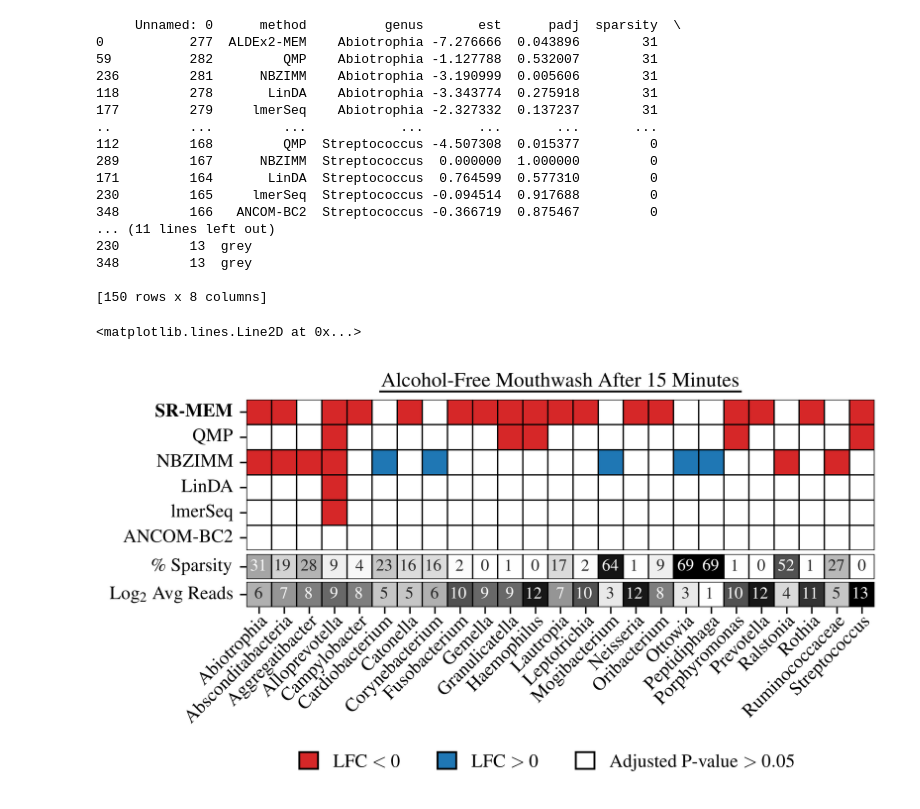
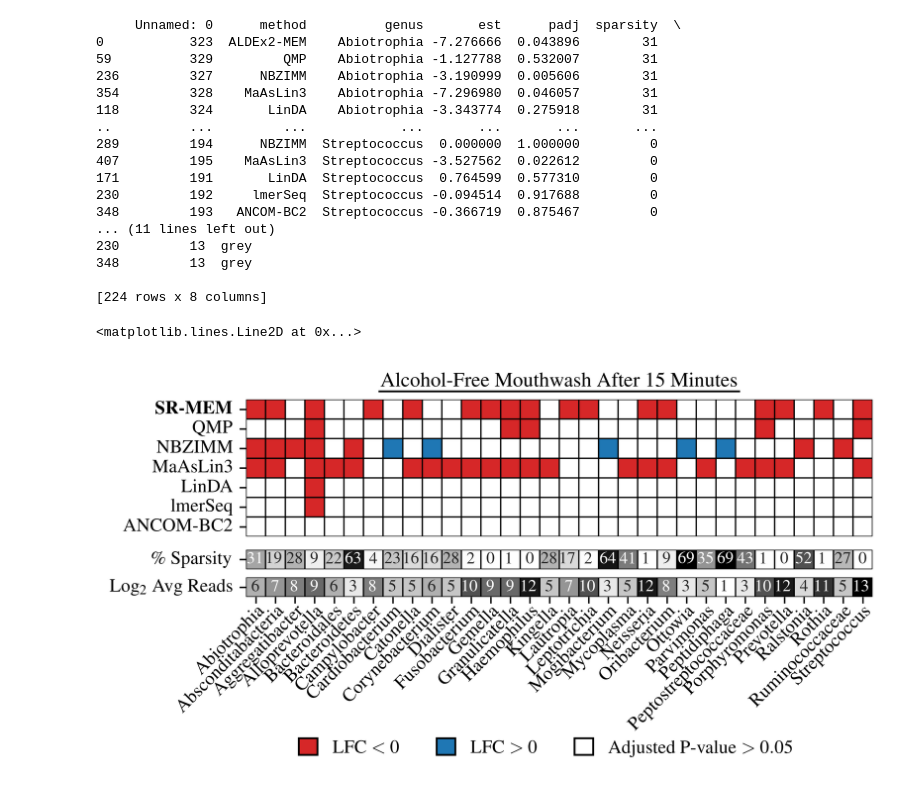
Before and after one commit to Silverman-Lab/SR-MEM, a Jupyter notebook: code/figure_2/code/Fig2.ipynb, the cells around one changed output. Saved outputs shown, nothing was run; the diff lists cells and outputs as text; code cells hidden in the pictures.

```diff
--- a/code/figure_2/code/Fig2.ipynb
+++ b/code/figure_2/code/Fig2.ipynb
@@ -11,7 +11,7 @@ from matplotlib.lines import Line2D
 import scipy
 import scipy.stats as st
 # %%
-category_order = ["ALDEx2-MEM", "QMP", "NBZIMM", "LinDA", "lmerSeq", "ANCOM-BC2"]
+category_order = ["ALDEx2-MEM", "QMP", "NBZIMM", "MaAsLin3", "LinDA", "lmerSeq", "ANCOM-BC2"]
 
 alcohol_free_base = pd.read_csv("../results/treatalcoholfree_mouthwash_timec15min_later.csv").reset_index(drop=True)
 alcohol_free_base["genus"] = alcohol_free_base['genus'].str.strip('g_').str.replace("_", "")
@@ -105,46 +105,46 @@ ax2.set_ylabel('')
 log2_mean = alcohol_free.loc[alcohol_free["method"]=="ALDEx2-MEM", "log2_mean"].to_frame().T
 log2_mean.columns = alcohol_free.loc[alcohol_free["method"]=="ALDEx2-MEM", "genus"]
 sns.heatmap(
     data=log2_mean,
     annot=True, fmt="",
     yticklabels=True,
     xticklabels=True,
     cmap=log2_colors, cbar=False,
     linecolor="black",
     linewidths=0.5,
     ax=ax3, square=square,
     annot_kws={'size': fontsize-2})
 ax3.set_yticklabels(["Log$_2$ Avg Reads"], rotation=0, fontsize=fontsize-1)
 ax3.set_xticklabels(ax3.get_xticklabels(), rotation=45, ha='right', va='top',
                     fontsize=fontsize-1, rotation_mode="anchor")
 ax3.tick_params(axis='x', which='major', pad=-0.5)
 ax3.set_xlabel('')
 ax3.set_ylabel('')
 
 legend_elements = [Patch(facecolor='#d62728', edgecolor='black', label='LFC $< 0$'),
                    Patch(facecolor='#1f77b4', edgecolor='black', label='LFC $> 0$'),
                    Patch(facecolor='white',   edgecolor='black', label='Adjusted P-value $> 0.05$')]
-ax3.legend(bbox_to_anchor=(0.9, -5.1), handles=legend_elements, frameon=False, ncol=3, fontsize=fontsize-1, handlelength=1, handleheight=1)
-fig.add_artist(plt.Line2D([0.29, 0.735], [0.632, 0.632], color='black', linewidth=1))
+ax3.legend(bbox_to_anchor=(0.9, -6.35), handles=legend_elements, frameon=False, ncol=3, fontsize=fontsize-1, handlelength=1, handleheight=1)
+fig.add_artist(plt.Line2D([0.29, 0.735], [0.62, 0.62], color='black', linewidth=1))
 # %% [output]
      Unnamed: 0      method          genus       est      padj  sparsity  \
-0           277  ALDEx2-MEM    Abiotrophia -7.276666  0.043896        31
-59          282         QMP    Abiotrophia -1.127788  0.532007        31
-236         281      NBZIMM    Abiotrophia -3.190999  0.005606        31
-118         278       LinDA    Abiotrophia -3.343774  0.275918        31
-177         279     lmerSeq    Abiotrophia -2.327332  0.137237        31
+0           323  ALDEx2-MEM    Abiotrophia -7.276666  0.043896        31
+59          329         QMP    Abiotrophia -1.127788  0.532007        31
+236         327      NBZIMM    Abiotrophia -3.190999  0.005606        31
+354         328    MaAsLin3    Abiotrophia -7.296980  0.046057        31
+118         324       LinDA    Abiotrophia -3.343774  0.275918        31
 ..          ...         ...            ...       ...       ...       ...
-112         168         QMP  Streptococcus -4.507308  0.015377         0
-289         167      NBZIMM  Streptococcus  0.000000  1.000000         0
-171         164       LinDA  Streptococcus  0.764599  0.577310         0
-230         165     lmerSeq  Streptococcus -0.094514  0.917688         0
-348         166   ANCOM-BC2  Streptococcus -0.366719  0.875467         0
+289         194      NBZIMM  Streptococcus  0.000000  1.000000         0
+407         195    MaAsLin3  Streptococcus -3.527562  0.022612         0
+171         191       LinDA  Streptococcus  0.764599  0.577310         0
+230         192     lmerSeq  Streptococcus -0.094514  0.917688         0
+348         193   ANCOM-BC2  Streptococcus -0.366719  0.875467         0
 ... (11 lines left out)
 230         13  grey
 348         13  grey
 
-[150 rows x 8 columns]
+[224 rows x 8 columns]
 <matplotlib.lines.Line2D at 0x...>
-[figure, old version]
+[figure, new version]
 # %%
 fig.savefig('../../../figures/Figure_2.png', bbox_inches='tight')
```
Also changed, not shown: 30 other files.
